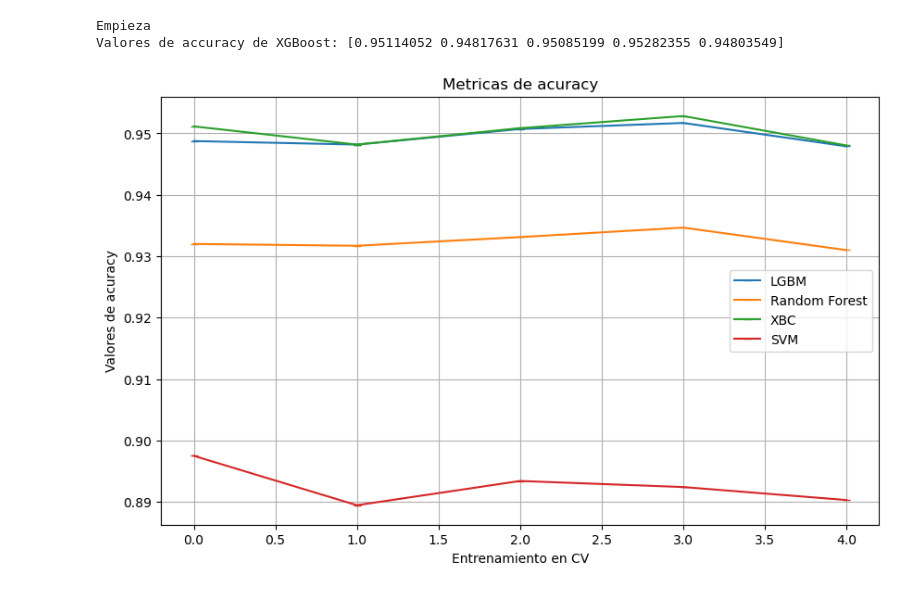
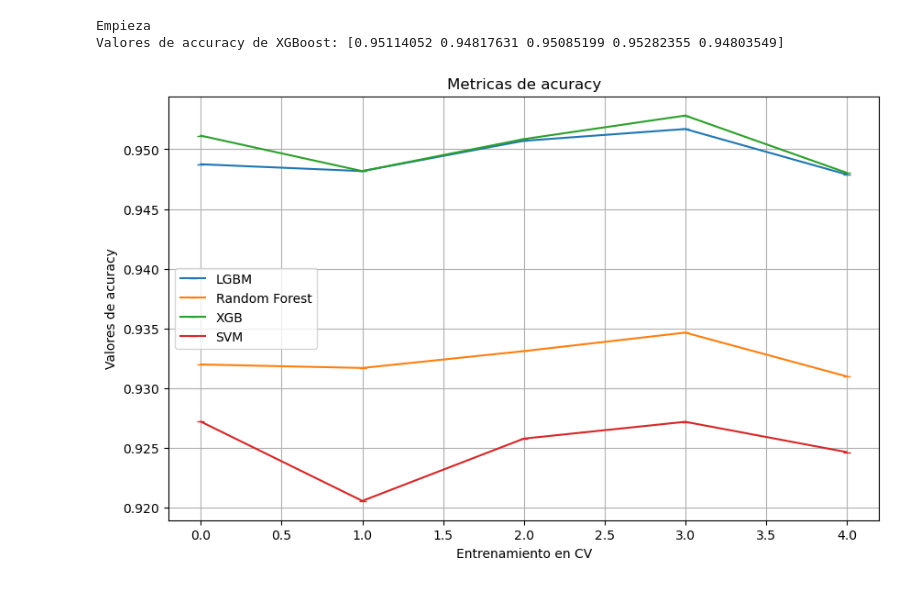
Before and after one commit to ruben-niwe/TFG, a Jupyter notebook: codigos/CVML.ipynb, the cells around one changed output. Cells and saved outputs as stored; diff of their text form; code cells hidden in the pictures.

```diff
--- a/codigos/CVML.ipynb
+++ b/codigos/CVML.ipynb
@@ -92,6 +92,6 @@ from sklearn.model_selection import cross_val_score
 # %%
 X, y = filtrado_datos(df_combinado, N=800)
-SVM_model = SVC(kernel='rbf', gamma='scale', random_state=42, probability=True)
-scoresSVM = cross_val_score(SVM_model, X, y, cv=5, scoring='accuracy')
-print('Valores de accuracy de SVM:', scoresSVM)
+GBC = GradientBoostingClassifier(loss='log_loss', n_estimators=100, criterion='friedman_mse', max_features='sqrt', random_state=42, learning_rate=0.1)
+scoresGBC = cross_val_score(GBC, X, y, cv=5, scoring='accuracy')
+print('Valores de accuracy de GBC:', scoresGBC)
 # %% [output]
@@ -172,7 +172,7 @@ def printMetricasScores(scoresLGBM, scoresRF, scoresXBC, scoresSVM, metrica='acc
 
     plt.plot(scoresLGBM, label='LGBM', marker='_')
     plt.plot(scoresRF, label='Random Forest', marker='_')
-    plt.plot(scoresXBC, label='XBC', marker='_')
+    plt.plot(scoresXBC, label='XGB', marker='_')
     plt.plot(scoresSVM, label='SVM', marker='_')
 
     plt.title('Metricas de ' + metrica)
@@ -182,6 +182,6 @@ def printMetricasScores(scoresLGBM, scoresRF, scoresXBC, scoresSVM, metrica='acc
     plt.legend()
     plt.show()
 # %%
-printMetricasScores(scoresLGBM, scoresRF, scoresXGB, scoresSVM, metrica='acuracy')
+printMetricasScores(scoresLGBM, scoresRF, scoresXGB, scoresGBC, metrica='acuracy')
 # %% [output]
-[figure, old version]
+[figure, new version]
```
Also changed, not shown: parts of 5 cells of this notebook, 2 other files.
